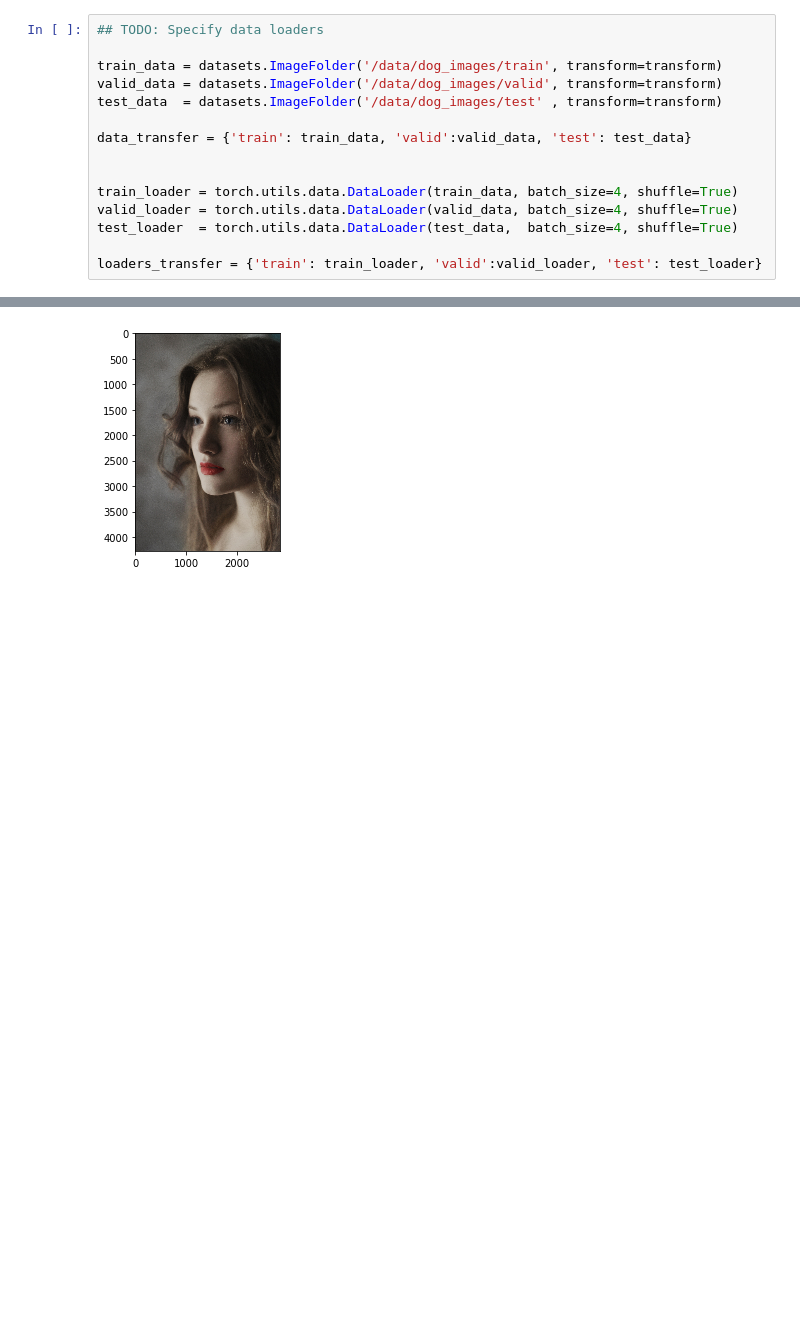
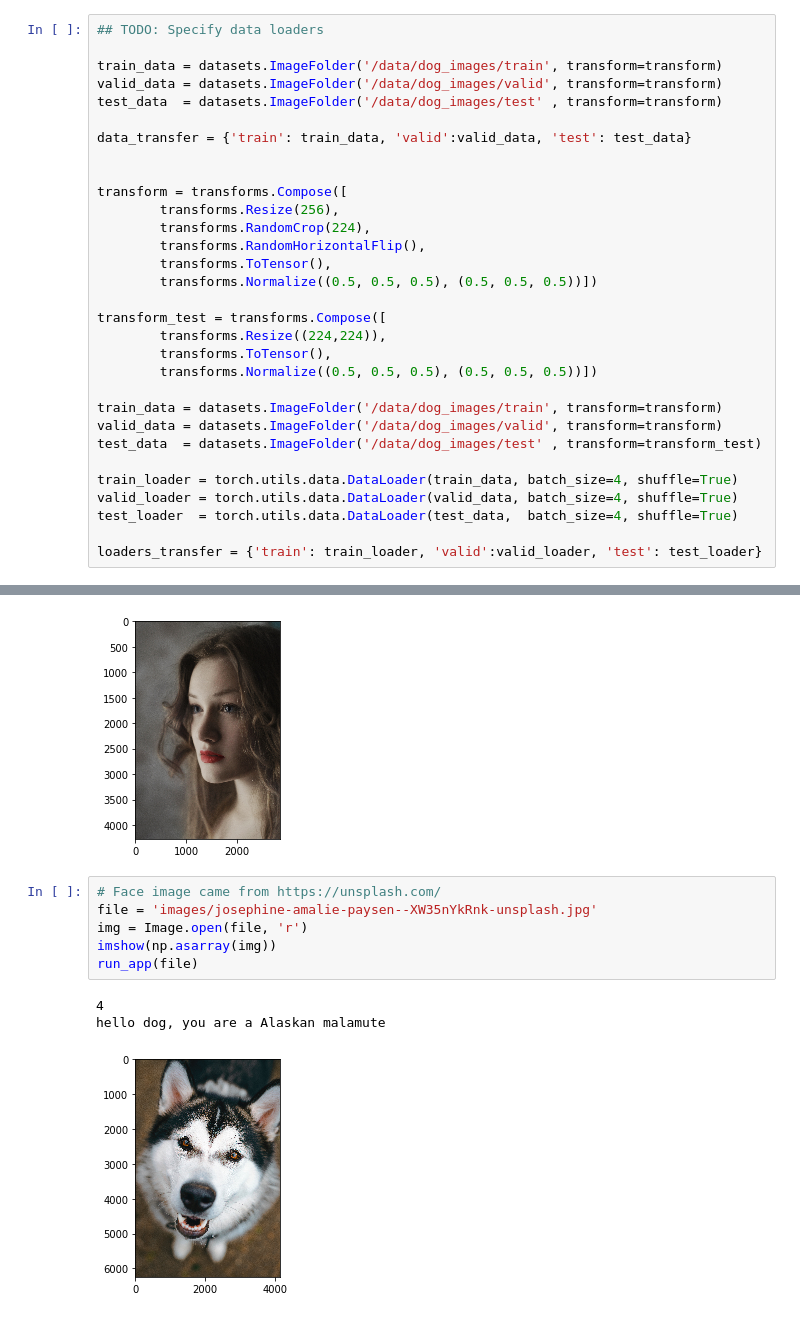
Before and after one commit to waterwheel31/deep-learning-v2-pytorch, a Jupyter notebook: project-dog-classification/dog_app.ipynb, the cells around one changed output, grey strips where cells are left out. Saved outputs shown, nothing was run; the diff lists cells and outputs as text; blank space fills up the shorter version.

```diff
--- a/project-dog-classification/dog_app.ipynb
+++ b/project-dog-classification/dog_app.ipynb
@@ -654,6 +637,22 @@ test_data  = datasets.ImageFolder('/data/dog_images/test' , transform=transform)
 data_transfer = {'train': train_data, 'valid':valid_data, 'test': test_data}
 
 
+transform = transforms.Compose([
+        transforms.Resize(256),
+        transforms.RandomCrop(224),
+        transforms.RandomHorizontalFlip(),
+        transforms.ToTensor(),
+        transforms.Normalize((0.5, 0.5, 0.5), (0.5, 0.5, 0.5))])
+
+transform_test = transforms.Compose([
+        transforms.Resize((224,224)),
+        transforms.ToTensor(),
+        transforms.Normalize((0.5, 0.5, 0.5), (0.5, 0.5, 0.5))])
+
+train_data = datasets.ImageFolder('/data/dog_images/train', transform=transform)
+valid_data = datasets.ImageFolder('/data/dog_images/valid', transform=transform)
+test_data  = datasets.ImageFolder('/data/dog_images/test' , transform=transform_test)
+
 train_loader = torch.utils.data.DataLoader(train_data, batch_size=4, shuffle=True)
 valid_loader = torch.utils.data.DataLoader(valid_data, batch_size=4, shuffle=True)
 test_loader  = torch.utils.data.DataLoader(test_data,  batch_size=4, shuffle=True)
@@ -895,3 +892,13 @@ run_app(file)
 # %% [output]
 you are not neither dog nor human
 [figure]
+# %%
+# Face image came from https://unsplash.com/
+file = 'images/josephine-amalie-paysen--XW35nYkRnk-unsplash.jpg'
+img = Image.open(file, 'r')
+imshow(np.asarray(img))
+run_app(file)
+# %% [output]
+4
+hello dog, you are a Alaskan malamute
+[figure, added]
```
Also changed, not shown: parts of 13 cells of this notebook.
